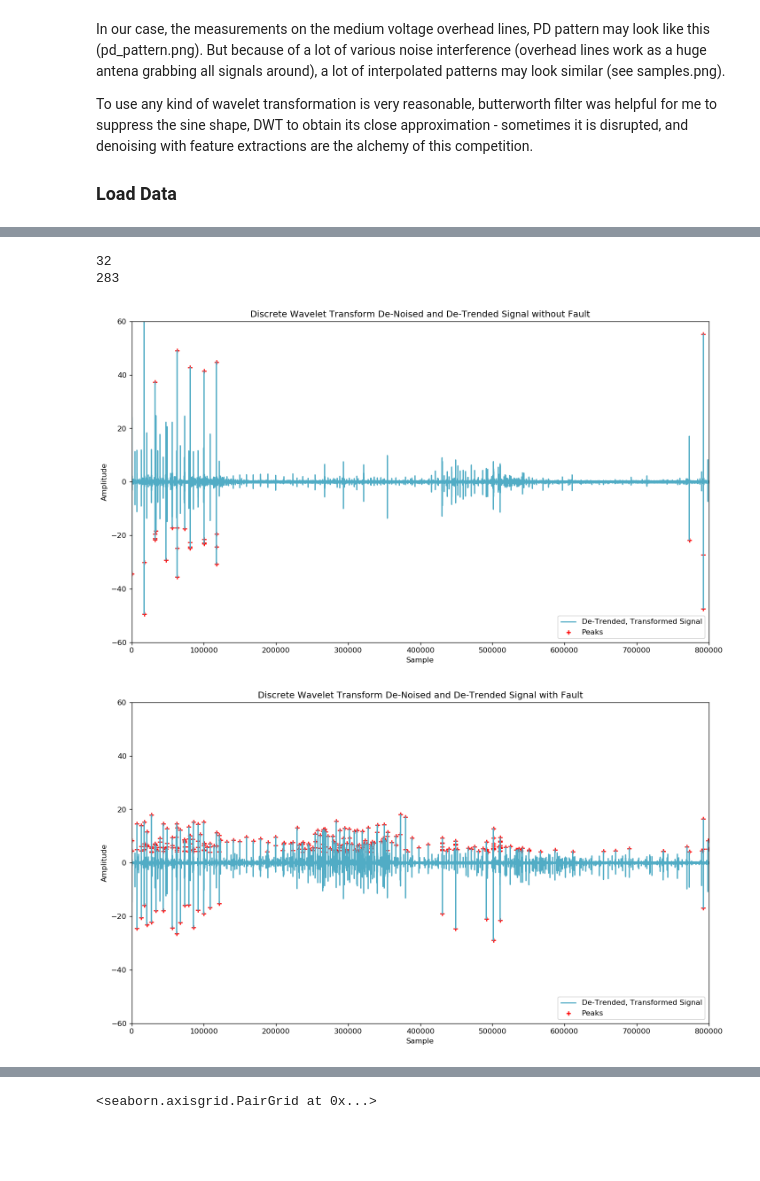
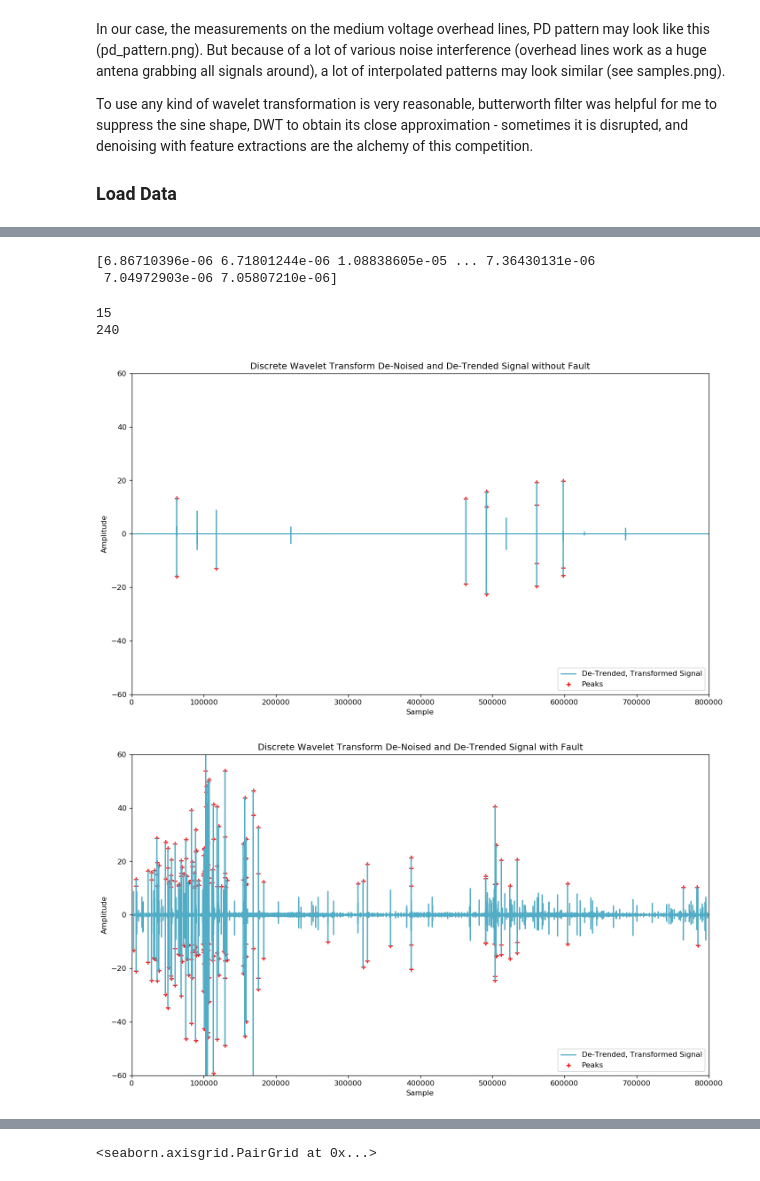
Before and after one commit to jeffreyegan/VSB_Power_Line_Fault_Detection, a Jupyter notebook: VSB_Final.ipynb, the cells around one changed output, grey strips where cells are left out. Drawn from its saved outputs; the diff is of its cells as text; code cells hidden in the pictures; blank space fills up the shorter version.

```diff
--- a/VSB_Final.ipynb
+++ b/VSB_Final.ipynb
@@ -129,21 +129,21 @@ def waveletSmoothDetrend( x, wavelet="db4", level=1, title=None ):
     coeff[1:] = ( pywt.threshold( i, value=uthresh, mode="soft" ) for i in coeff[1:] )
     # reconstruct the signal using the thresholded coefficients
     y = pywt.waverec( coeff, wavelet, mode="per" )
-    #f, ax = plt.subplots(figsize=(14, 8), dpi= 120, facecolor='w', edgecolor='k')
+    f, ax = plt.subplots(figsize=(14, 8), dpi= 120, facecolor='w', edgecolor='k')
     blues = ["#66D7EB", "#51ACC5", "#3E849E", "#2C5F78", "#1C3D52", "#0E1E2B"]
-    #plt.plot( x.diff(), color="#66D7EB", alpha=0.5, label="De-Trended, Original Signal")
-    #plt.plot( np.diff(y, n=1), color="#51ACC5", label="De-Trended, Transformed Signal" )
-    #plt.ylim((-60, 60))
-    #plt.xlabel('Sample')
-    #plt.ylabel('Amplitude')
-    #plt.legend(loc='lower right')
-    #if title:
-    #    ax.set_title(title)
-    #ax.set_xlim((0,len(y)))
+    plt.plot( x.diff(), color="#66D7EB", alpha=0.5, label="De-Trended, Original Signal")
+    plt.plot( np.diff(y, n=1), color="#51ACC5", label="De-Trended, Transformed Signal" )
+    plt.ylim((-60, 60))
+    plt.xlabel('Sample')
+    plt.ylabel('Amplitude')
+    plt.legend(loc='lower right')
+    if title:
+        ax.set_title(title)
+    ax.set_xlim((0,len(y)))
     return np.diff(y, n=1)
 
 
 title0 = 'Discrete Wavelet Transform De-Noised and De-Trended Signal without Fault'
 title1 = 'Discrete Wavelet Transform De-Noised and De-Trended Signal with Fault'
-signal_0 =  waveletSmoothDetrend(subset_train["33"], wavelet="db4", level=1, title=title0 )
-signal_1 =  waveletSmoothDetrend(subset_train["34"], wavelet="db4", level=1, title=title1 )
+signal_0 =  waveletSmoothDetrend(subset_train["8"], wavelet="db4", level=1, title=title0 )
+signal_1 =  waveletSmoothDetrend(subset_train["3"], wavelet="db4", level=1, title=title1 )
@@ -150,36 +153,48 @@ signal_1 =  waveletSmoothDetrend(subset_train["34"], wavelet="db4", level=1, tit
+# %%
+print(signal_0)
+# %% [output]
+[6.86710396e-06 6.71801244e-06 1.08838605e-05 ... 7.36430131e-06
+ 7.04972903e-06 7.05807210e-06]
 # %%
 import peakutils
 
 def find_peaks(signal, title):
     thresh = 0.7
     min_d = 1
-    peaks = peakutils.indexes(1.0*(signal), thres=thresh, min_dist=min_d)  # where peaks are
-    valleys = peakutils.indexes(-1.0*(signal), thres=thresh, min_dist=min_d)  # where peaks are
-    peak_indexes = np.sort(np.concatenate((peaks, valleys)))
+
+    #peaks = peakutils.indexes(1.0*(signal), thres=thresh, min_dist=min_d)  # where peaks are
+    peaks = np.argwhere(signal > 10).tolist()
+    #valleys = peakutils.indexes(-1.0*(signal), thres=thresh, min_dist=min_d)  # where peaks are
+    valleys = np.array(np.argwhere(signal < -10)).tolist()
+    pois = np.sort(np.concatenate((peaks, valleys)))
+
+    peak_indexes = []
+    for pk in pois:
+        peak_indexes.append(pk[0])
 
     f, ax = plt.subplots(figsize=(14, 8), dpi= 120, facecolor='w', edgecolor='k')
     blues = ["#66D7EB", "#51ACC5", "#3E849E", "#2C5F78", "#1C3D52", "#0E1E2B"]
     #plt.plot( x.diff(), color="#66D7EB", alpha=0.5, label="De-Trended, Original Signal")
     plt.plot( signal, color="#51ACC5", label="De-Trended, Transformed Signal" )
     plt.scatter(peak_indexes, signal[peak_indexes], marker="+", color="red", label="Peaks" )
     plt.ylim((-25, 20))
     plt.ylim((-60, 60))
     plt.xlim((320700, 320800))
     plt.xlabel('Sample')
     plt.ylabel('Amplitude')
     plt.legend(loc='lower right')
     if title:
         ax.set_title(title)
     ax.set_xlim((0,len(signal)))
     print(len(peak_indexes))
     return peak_indexes
 
 title0 = 'Discrete Wavelet Transform De-Noised and De-Trended Signal without Fault'
 title1 = 'Discrete Wavelet Transform De-Noised and De-Trended Signal with Fault'
 peak_indexes0 = find_peaks(signal_0, title=title0 )
 peak_indexes1 = find_peaks(signal_1, title=title1 )
 # %% [output]
-32
-283
+15
+240
-[figure, old version]
+[figure, new version]
-[figure, old version]
+[figure, new version]
```
Also changed, not shown: parts of 9 cells of this notebook, 2 other files.
